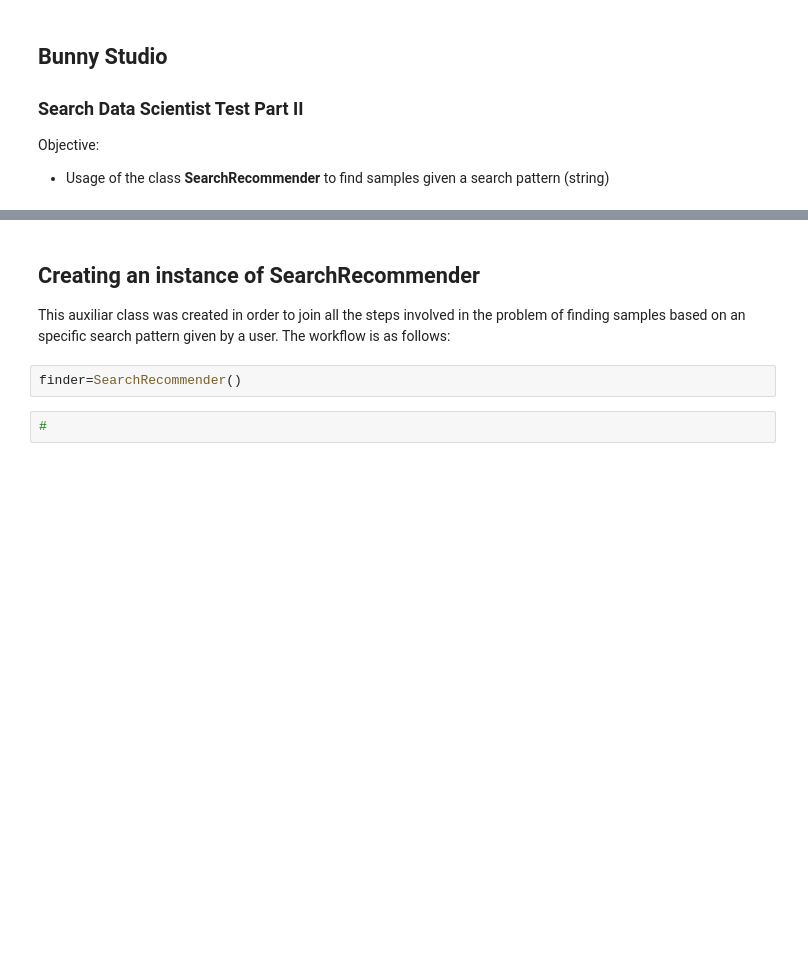
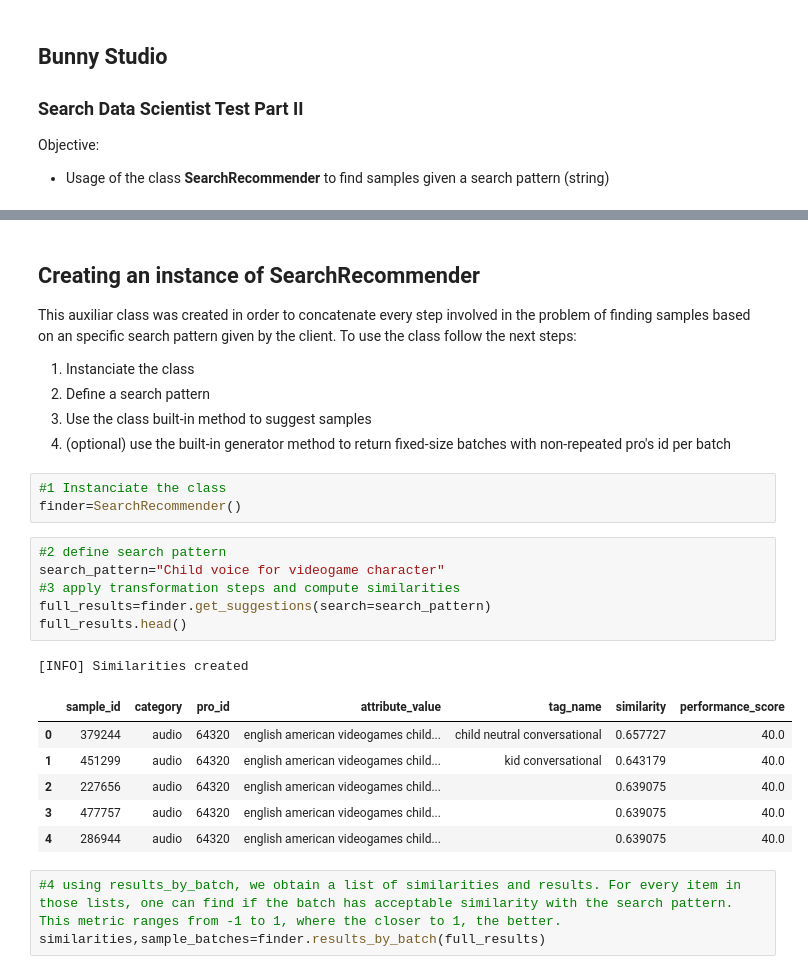
Before and after one commit to statscol/bs-ds-test, a Jupyter notebook: 02-Demo-sample finder.ipynb, the cells around one changed output, grey strips where cells are left out. Drawn from its saved outputs; the diff is of its cells as text; blank space fills up the shorter version.

```diff
--- a/02-Demo-sample finder.ipynb
+++ b/02-Demo-sample finder.ipynb
@@ -20,8 +27,29 @@ with open("search_terms.txt","r") as f:
 # %% [markdown]
 ## Creating an instance of SearchRecommender
 
-This auxiliar class was created in order to join all the steps involved in the problem of finding samples based on an specific search pattern given by a user. The workflow is as follows:
+This auxiliar class was created in order to concatenate every step involved in the problem of finding samples based on an specific search pattern given by the client. To use the class follow the next steps:
+
+1. Instanciate the class
+2. Define a search pattern
+3. Use the class built-in method to suggest samples
+4. (optional) use the built-in generator method to return fixed-size batches with non-repeated pro's id per batch
-# %%
-finder=SearchRecommender()
-# %%
-#
+# %%
+#1 Instanciate the class
+finder=SearchRecommender()
+# %%
+#2 define search pattern
+search_pattern="Child voice for videogame character"
+#3 apply transformation steps and compute similarities
+full_results=finder.get_suggestions(search=search_pattern)
+full_results.head()
+# %% [output]
+[INFO] Similarities created
+|  | sample_id | category | pro_id | attribute_value | tag_name | similarity | performance_score |
+| 0 | 379244 | audio | 64320 | english american videogames child... | child neutral conversational | 0.657727 | 40.0 |
+| 1 | 451299 | audio | 64320 | english american videogames child... | kid conversational | 0.643179 | 40.0 |
+| 2 | 227656 | audio | 64320 | english american videogames child... |  | 0.639075 | 40.0 |
+| 3 | 477757 | audio | 64320 | english american videogames child... |  | 0.639075 | 40.0 |
+| 4 | 286944 | audio | 64320 | english american videogames child... |  | 0.639075 | 40.0 |
+# %%
+#4 using results_by_batch, we obtain a list of similarities and results. For every item in those lists, one can find if the batch has acceptable similarity with the search pattern. This metric ranges from -1 to 1, where the closer to 1, the better.
+similarities,sample_batches=finder.results_by_batch(full_results)
```
Also changed, not shown: parts of 2 cells of this notebook, 3 other files.
